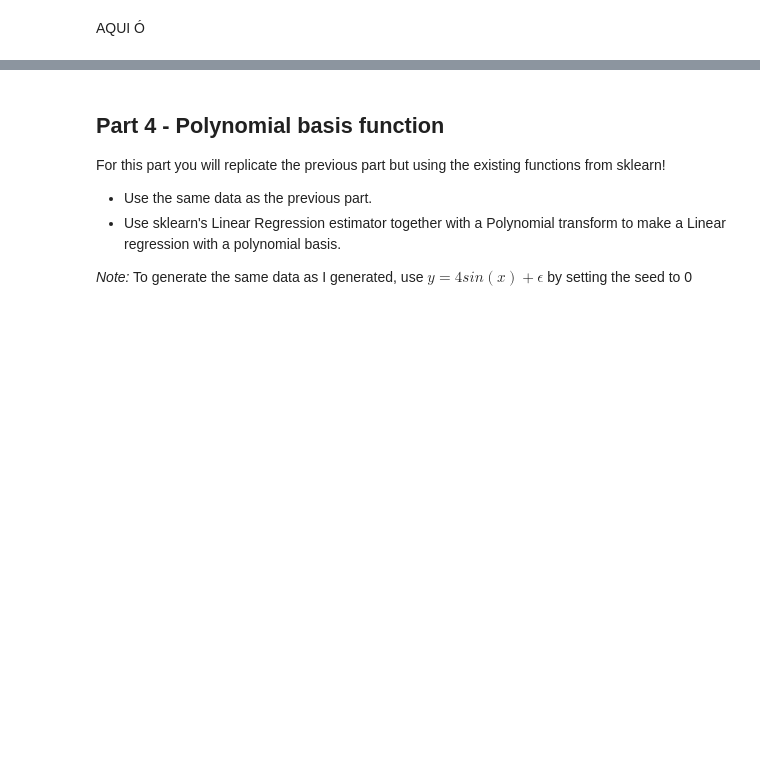
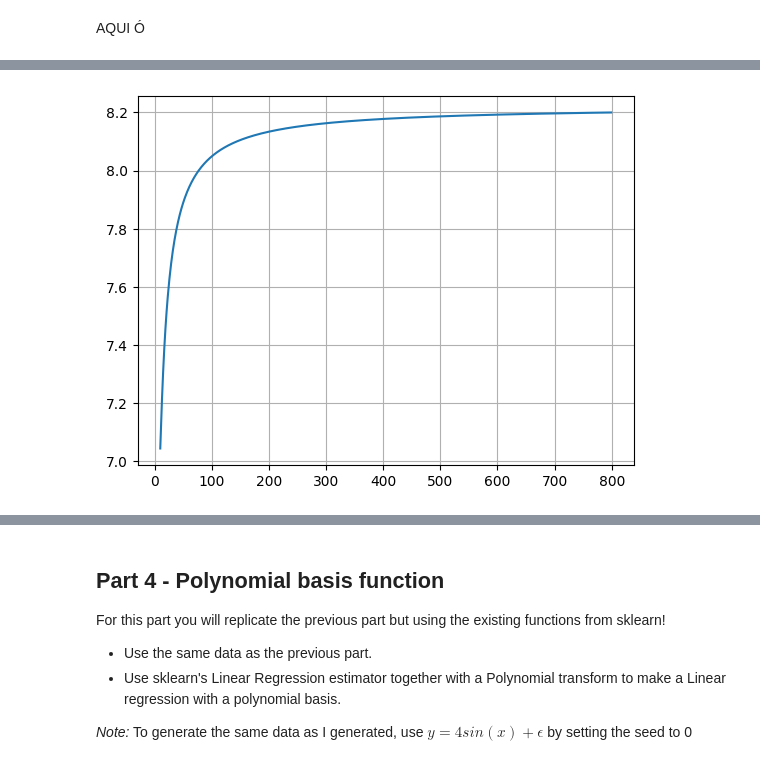
Before and after one commit to Gustasnz/Projeto-3---ALN, a Jupyter notebook: 231163 (3).ipynb, the cells around one changed output, grey strips where cells are left out. Drawn from its saved outputs; the diff is of its cells as text; code cells hidden in the pictures; blank space fills up the shorter version.

```diff
--- a/231163 (3).ipynb
+++ b/231163 (3).ipynb
@@ -509,0 +290,81 @@ plt.show()
+# %%
+import numpy as np
+import matplotlib.pyplot as plt
+
+# ============================================
+# Utilities
+# ============================================
+
+def mse(y_real, y_pred):
+    return np.mean((y_real - y_pred) ** 2)
+
+
+# ============================================
+# Canonical polynomial basis
+# ============================================
+
+def calculate_phi(x, degree):
+
+    phi = np.zeros((len(x), degree + 1))
+
+    for i in range(degree + 1):
+        phi[:, i] = x ** i
+
+    return phi
+
+
+def lr_pi_pol(x, y, degree):
+
+    phi = calculate_phi(x, degree)
+
+    w = np.linalg.solve(phi.T @ phi, phi.T @ y)
+
+    return w, phi
+d=3
+condicionamento_canonico=[]
+#=============================================
+# Experiment
+#=============================================
+for m in range(10,800):
+    x=np.linspace(-1,1,m)
+    y=np.sin(x)+np.random.normal(0,1,x.size)
+    w,lx=lr_pi_pol(x,y,d)
+    condicionamento_canonico.append(np.linalg.cond(lx))
+
+ms = np.arange(10,800)
+
+plt.plot(ms, condicionamento_canonico)
+
+plt.grid()
+plt.show()
+
+
+m=200
+condicionamento_canonico=[]
+cond_test=[]
+#=============================================
+# Experiment
+#=============================================
+for d in range(10,400):
+    x=np.linspace(-1,1,m)
+    y=np.sin(x)+np.random.normal(0,1,x.size)
+    w,lx=lr_pi_pol(x,y,d)
+    singular_values = np.linalg.svd(lx, compute_uv=False)
+    cond_test.append(singular_values.max() / singular_values.min())
+    condicionamento_canonico.append(np.linalg.cond(lx))
+
+ms = np.arange(10,400)
+
+plt.plot(ms, condicionamento_canonico)
+plt.yscale("log")
+plt.grid()
+plt.show()
+
+ms = np.arange(10,400)
+
+plt.plot(ms, cond_test)
+plt.yscale("log")
+plt.grid()
+plt.show()
+# %% [output]
+[figure, added]
```
Also changed, not shown: parts of 11 cells of this notebook.
